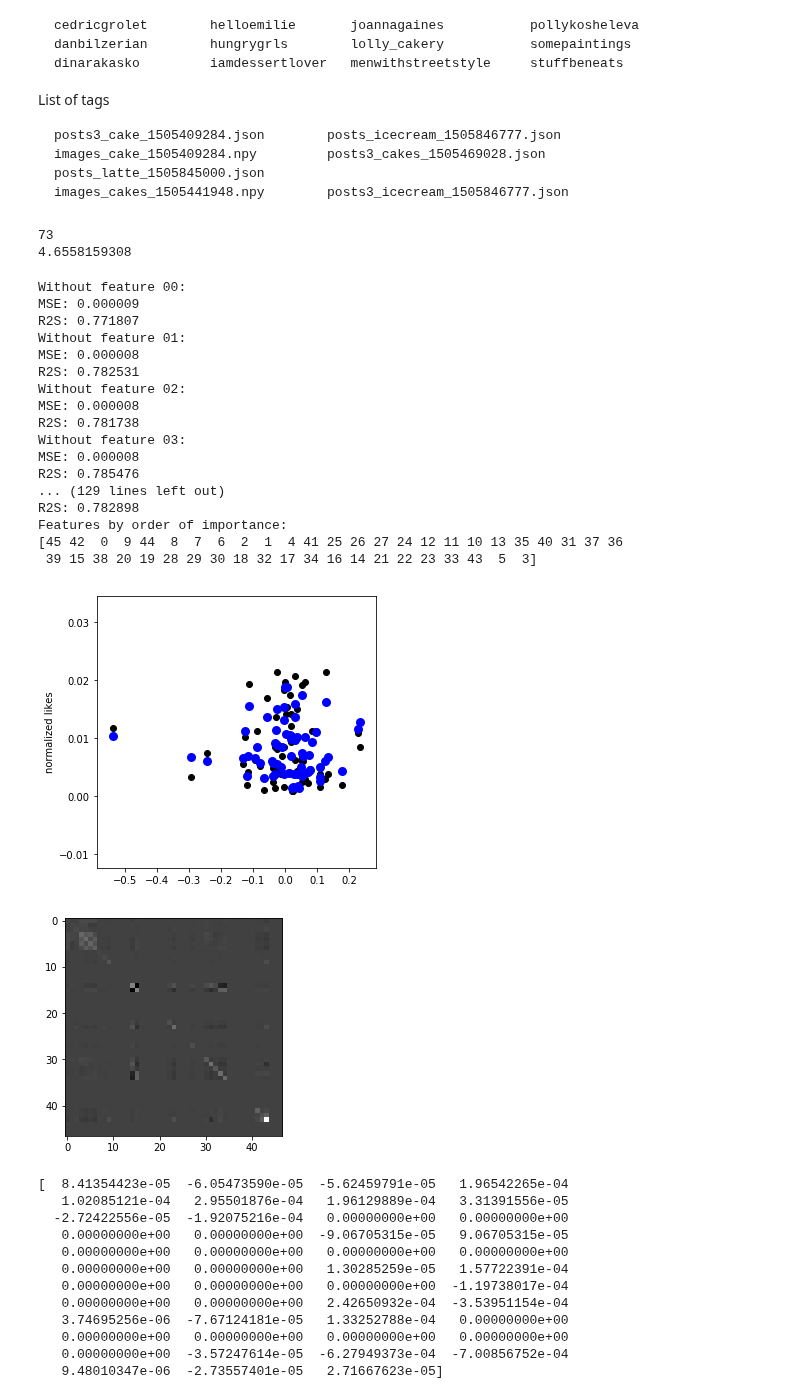
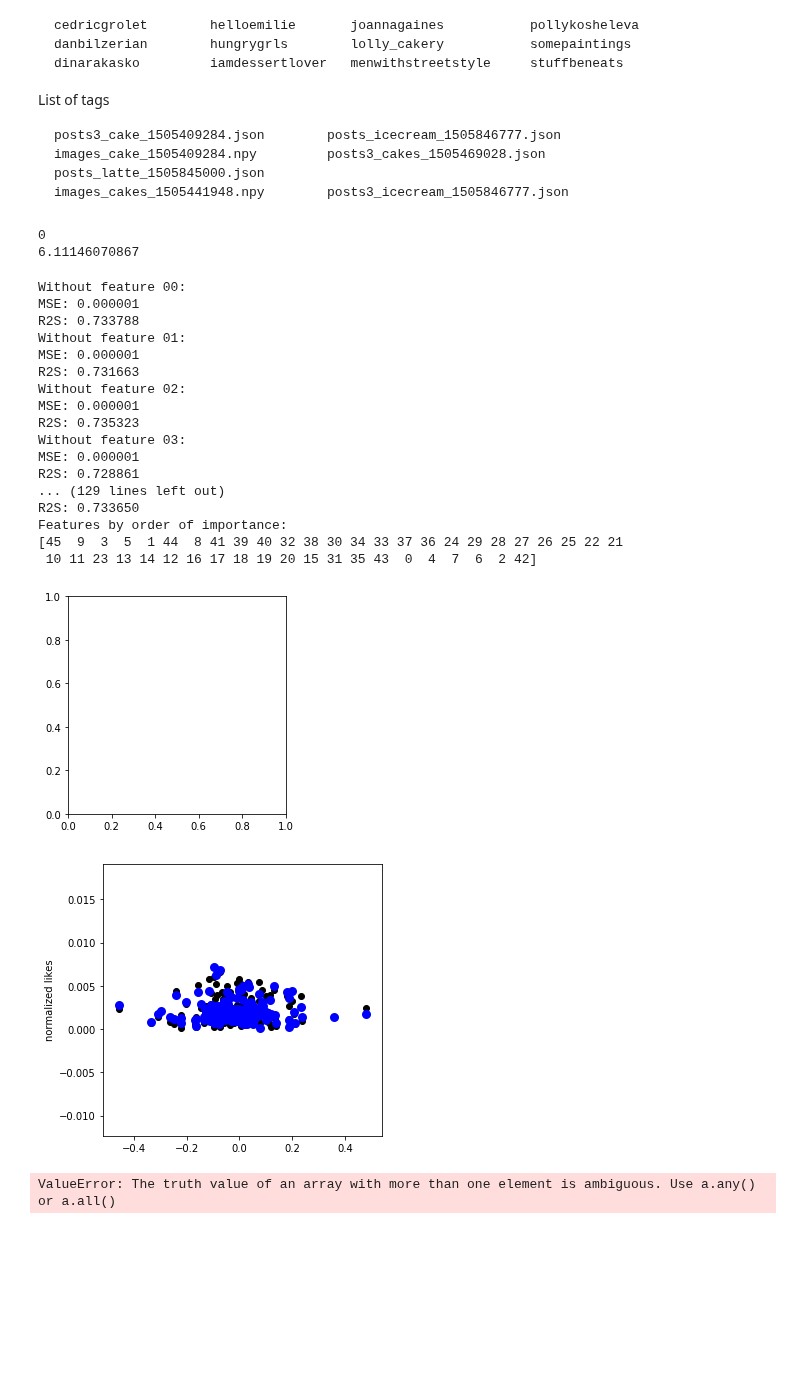
Before and after one commit to AlbertHJLee/minster, a Jupyter notebook: feature_engineering.ipynb, the cells around one changed output. Saved outputs shown, nothing was run; the diff lists cells and outputs as text; code cells hidden in the pictures; blank space fills up the shorter version.

```diff
--- a/feature_engineering.ipynb
+++ b/feature_engineering.ipynb
@@ -44,8 +44,8 @@ if userSpecific:
 
 else:
     bytag = True
-    posts, images = utils.getData('posts_cakes_1505469028.json',updated=True,rawimages=True)
-    with open('data/users_cakes_1505469028.json','r') as infile:
+    posts, images = utils.getData('posts_cake_1505409284.json',updated=True,rawimages=True)
+    with open('data/users_cake_1505409284.json','r') as infile:
             users = json.load(infile)
     dfu = pandas.DataFrame(users)
     dfp = pandas.DataFrame(posts)
@@ -123,8 +123,8 @@ for i in range(nposts0):
 print counter
 print np.mean(meanlikes2)
 # %% [output]
-73
-4.6558159308
+0
+6.11146070867
 # %%
 # # Normalize data
 
@@ -436,59 +441,54 @@ R2Sall = R2S(y_cross, y_pred)
 
 print ''
 print 'With all features:'
 print 'MSE: %8f'%MSEall
 print 'R2S: %8f'%R2Sall
 
 
 print 'Features by order of importance: '
 print R2S_results.argsort()
 
 if True:
 
     fig = plt.figure(figsize=[5,5])
     feat = 0
     plt.scatter(data_cross[:,feat], y_cross,  color='black')
     plt.scatter(data_cross[:,feat], y_pred, color='blue', linewidth=3)
     #plt.xlabel('normalized contrast')
     plt.ylabel('normalized likes')
     plt.show()
 
     cov = np.cov(np.append(data_train,y_train.reshape([ntrain,1]),axis=1).transpose())
-    plt.imshow(cov,cmap='gray')
+    #rescale = (lambda x: np.sqrt(x) if (x >= 0) else -np.sqrt(-x))
+    covplot = cov
+    indices = (cov >= 0)
+    covplot[indices] = np.sqrt(cov)
+    indices = (cov >= 0)
+    covplot[indices] = np.sqrt(cov)
+    plt.imshow(covplot,cmap='bwr',vmin=np.min(cov),vmax=np.mean(cov)*2.)
     plt.show()
     print cov[-1,:] #, data_test[1,:]
 # %% [output]
 Without feature 00:
-MSE: 0.000009
-R2S: 0.771807
+MSE: 0.000001
+R2S: 0.733788
 Without feature 01:
-MSE: 0.000008
-R2S: 0.782531
+MSE: 0.000001
+R2S: 0.731663
 Without feature 02:
-MSE: 0.000008
-R2S: 0.781738
+MSE: 0.000001
+R2S: 0.735323
 Without feature 03:
-MSE: 0.000008
-R2S: 0.785476
+MSE: 0.000001
+R2S: 0.728861
 ... (129 lines left out)
-R2S: 0.782898
+R2S: 0.733650
 Features by order of importance:
-[45 42  0  9 44  8  7  6  2  1  4 41 25 26 27 24 12 11 10 13 35 40 31 37 36
- 39 15 38 20 19 28 29 30 18 32 17 34 16 14 21 22 23 33 43  5  3]
+[45  9  3  5  1 44  8 41 39 40 32 38 30 34 33 37 36 24 29 28 27 26 25 22 21
+ 10 11 23 13 14 12 16 17 18 19 20 15 31 35 43  0  4  7  6  2 42]
-[figure, old version]
+[figure, new version]
-[figure, old version]
+[figure, new version]
-[  8.41354423e-05  -6.05473590e-05  -5.62459791e-05   1.96542265e-04
-   1.02085121e-04   2.95501876e-04   1.96129889e-04   3.31391556e-05
-  -2.72422556e-05  -1.92075216e-04   0.00000000e+00   0.00000000e+00
-   0.00000000e+00   0.00000000e+00  -9.06705315e-05   9.06705315e-05
-   0.00000000e+00   0.00000000e+00   0.00000000e+00   0.00000000e+00
-   0.00000000e+00   0.00000000e+00   1.30285259e-05   1.57722391e-04
-   0.00000000e+00   0.00000000e+00   0.00000000e+00  -1.19738017e-04
-   0.00000000e+00   0.00000000e+00   2.42650932e-04  -3.53951154e-04
-   3.74695256e-06  -7.67124181e-05   1.33252788e-04   0.00000000e+00
-   0.00000000e+00   0.00000000e+00   0.00000000e+00   0.00000000e+00
-   0.00000000e+00  -3.57247614e-05  -6.27949373e-04  -7.00856752e-04
-   9.48010347e-06  -2.73557401e-05   2.71667623e-05]
+ValueError: The truth value of an array with more than one element is ambiguous. Use a.any() or a.all()
 # %%
 # Run regression on test set with most informative features
 
```
Also changed, not shown: parts of 8 cells of this notebook, 4 other files.
